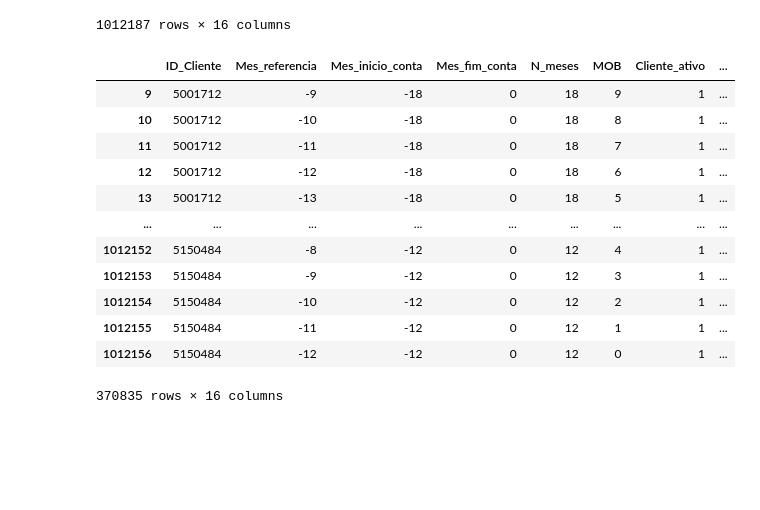
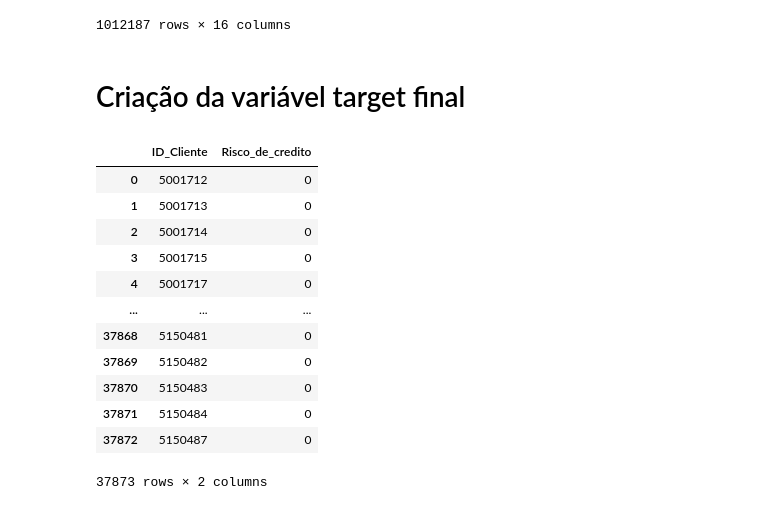
Before and after one commit to jackson-simionato/fase4_pos_tech, a Jupyter notebook: 2_Deploy_de_Aplicacoes/2_2_Criando_Variavel_Target/2_2_Criando_Variavel_Target.ipynb, the cells around one changed output. Saved outputs shown, nothing was run; the diff lists cells and outputs as text; code cells hidden in the pictures; blank space fills up the shorter version.

Commit message:
Disciplina 2 Aula 2 finalizada

```diff
--- a/2_Deploy_de_Aplicacoes/2_2_Criando_Variavel_Target/2_2_Criando_Variavel_Target.ipynb
+++ b/2_Deploy_de_Aplicacoes/2_2_Criando_Variavel_Target/2_2_Criando_Variavel_Target.ipynb
@@ -243,22 +558,8 @@ df_aprovados_pagadores_filtered
 | 1012185 | 5150487 | -28 | -29 | 0 | 29 | 1 | 1 | ... |
 | 1012186 | 5150487 | -29 | -29 | 0 | 29 | 0 | 1 | ... |
 1012187 rows × 16 columns
-# %%
-df_aprovados_pagadores_filtered.query('Faixa_atraso in [2,3,4]')
-# %% [output]
-|  | ID_Cliente | Mes_referencia | Mes_inicio_conta | Mes_fim_conta | N_meses | MOB | Cliente_ativo | ... |
-| 9 | 5001712 | -9 | -18 | 0 | 18 | 9 | 1 | ... |
-| 10 | 5001712 | -10 | -18 | 0 | 18 | 8 | 1 | ... |
-| 11 | 5001712 | -11 | -18 | 0 | 18 | 7 | 1 | ... |
-| 12 | 5001712 | -12 | -18 | 0 | 18 | 6 | 1 | ... |
-| 13 | 5001712 | -13 | -18 | 0 | 18 | 5 | 1 | ... |
-| ... | ... | ... | ... | ... | ... | ... | ... | ... |
-| 1012152 | 5150484 | -8 | -12 | 0 | 12 | 4 | 1 | ... |
-| 1012153 | 5150484 | -9 | -12 | 0 | 12 | 3 | 1 | ... |
-| 1012154 | 5150484 | -10 | -12 | 0 | 12 | 2 | 1 | ... |
-| 1012155 | 5150484 | -11 | -12 | 0 | 12 | 1 | 1 | ... |
-| 1012156 | 5150484 | -12 | -12 | 0 | 12 | 0 | 1 | ... |
-370835 rows × 16 columns
+# %% [markdown]
+# Criação da variável target final
 # %%
 def verifica(registros):
   lista_status = registros['Faixa_atraso'].to_list()
@@ -266,3 +567,21 @@ def verifica(registros):
     return 1
   else:
     return 0
+# %%
+df_clientes_variavel_target = pd.DataFrame(df_aprovados_pagadores_filtered.groupby('ID_Cliente').apply(verifica)).reset_index()
+df_clientes_variavel_target.columns = ['ID_Cliente','Risco_de_credito']
+df_clientes_variavel_target
+# %% [output]
+|  | ID_Cliente | Risco_de_credito |
+| 0 | 5001712 | 0 |
+| 1 | 5001713 | 0 |
+| 2 | 5001714 | 0 |
+| 3 | 5001715 | 0 |
+| 4 | 5001717 | 0 |
+| ... | ... | ... |
+| 37868 | 5150481 | 0 |
+| 37869 | 5150482 | 0 |
+| 37870 | 5150483 | 0 |
+| 37871 | 5150484 | 0 |
+| 37872 | 5150487 | 0 |
+37873 rows × 2 columns
```
Also changed, not shown: parts of 29 cells of this notebook.
